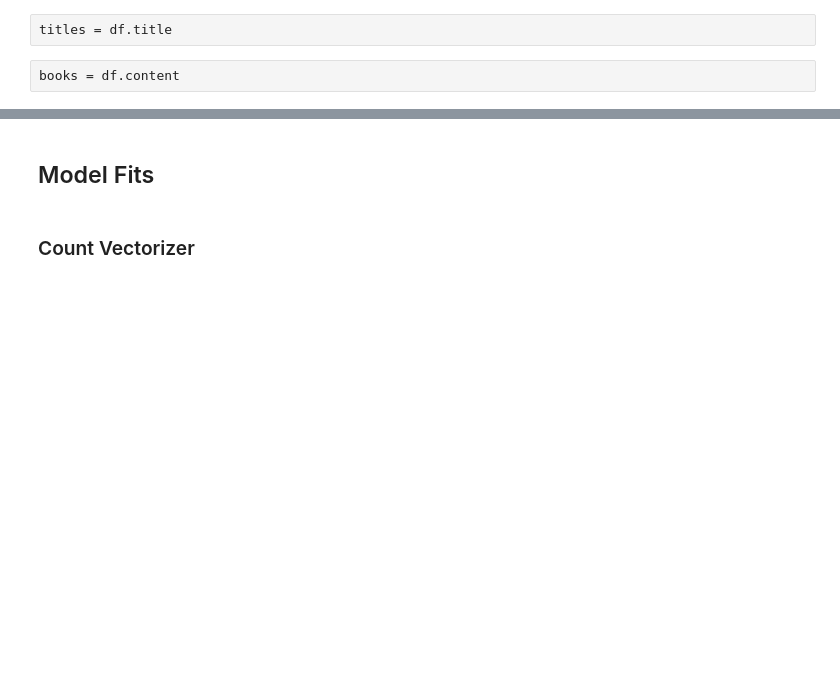
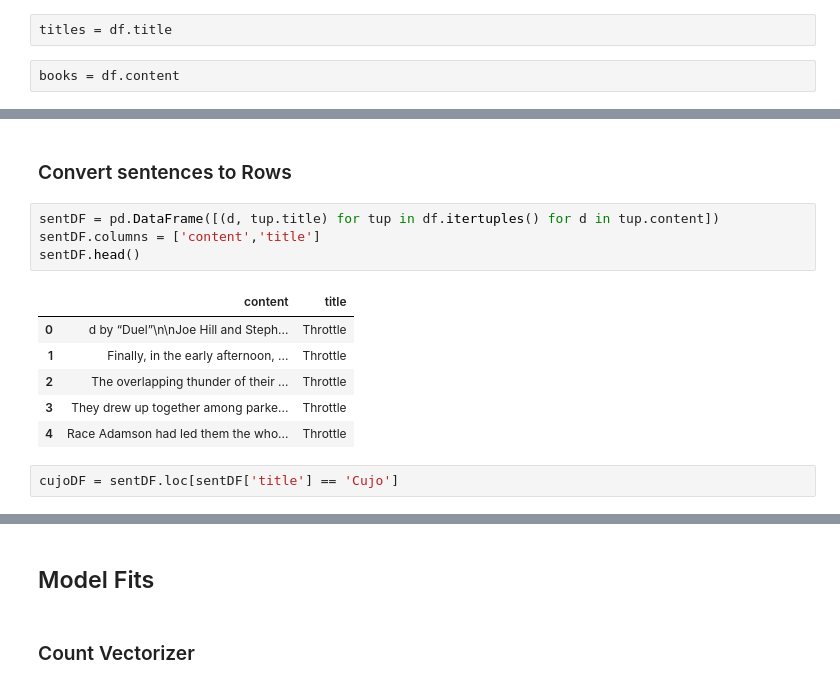
Before and after one commit to xvila/fletcher, a Jupyter notebook: data_processing.ipynb, the cells around one changed output, grey strips where cells are left out. Saved outputs shown, nothing was run; the diff lists cells and outputs as text; blank space fills up the shorter version.

```diff
--- a/data_processing.ipynb
+++ b/data_processing.ipynb
@@ -324,0 +337,15 @@ books[4][:500]
+# %% [markdown]
+### Convert sentences to Rows
+# %%
+sentDF = pd.DataFrame([(d, tup.title) for tup in df.itertuples() for d in tup.content])
+sentDF.columns = ['content','title']
+sentDF.head()
+# %% [output]
+|  | content | title |
+| 0 | d by “Duel”\n\nJoe Hill and Steph... | Throttle |
+| 1 | Finally, in the early afternoon, ... | Throttle |
+| 2 | The overlapping thunder of their ... | Throttle |
+| 3 | They drew up together among parke... | Throttle |
+| 4 | Race Adamson had led them the who... | Throttle |
+# %%
+cujoDF = sentDF.loc[sentDF['title'] == 'Cujo']
```
Also changed, not shown: parts of 33 cells of this notebook.
